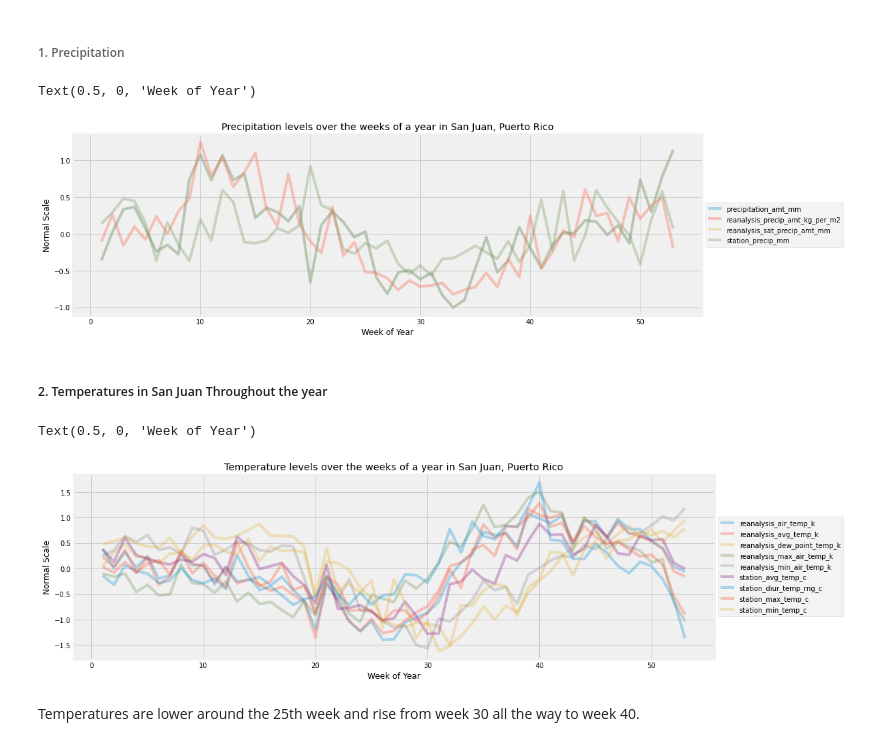
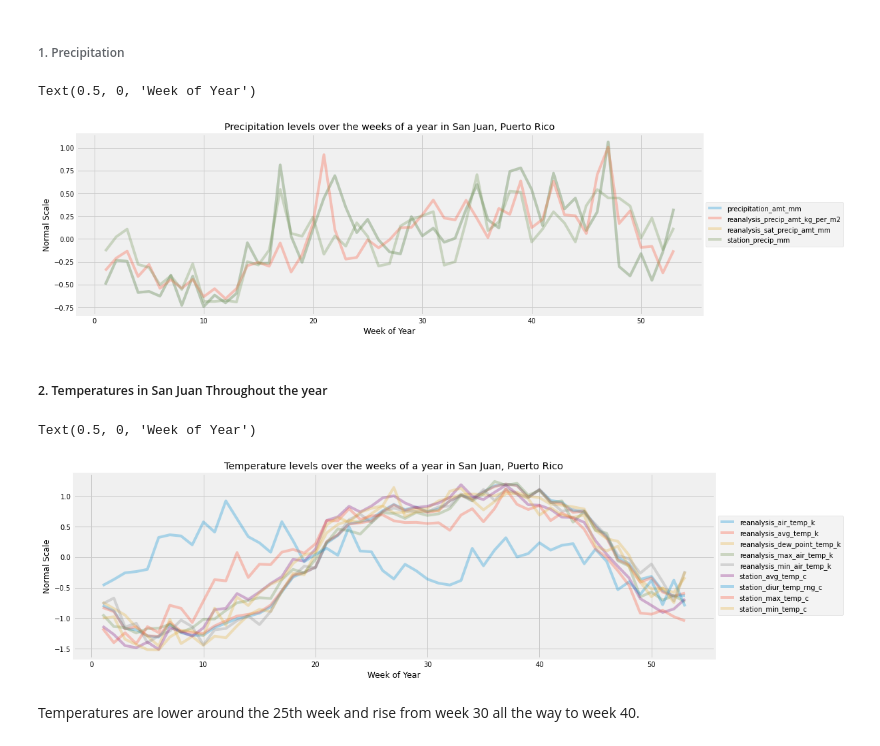
Before and after one commit to Mjcherono/Predicting-Disease-Spread, a Jupyter notebook: dengue.ipynb, the cells around one changed output. Cells and saved outputs as stored; diff of their text form; code cells hidden in the pictures.

```diff
--- a/dengue.ipynb
+++ b/dengue.ipynb
@@ -683,7 +683,7 @@ Since weather conditions are best described during time of the year, We will plo
 ###### 1. Precipitation
 # %%
 #selecting columns
-precipitation_sj = scaled_iq.iloc[:,[0,6,8,15,16]]
+precipitation_sj = scaled_sj.iloc[:,[0,6,8,15,16]]
 
 plt.subplots(figsize=(15, 5))
 
@@ -695,24 +695,24 @@ plt.ylabel('Normal Scale')
 plt.xlabel('Week of Year')
 # %% [output]
 Text(0.5, 0, 'Week of Year')
-[figure, old version]
+[figure, new version]
 # %% [markdown]
 ##### 2. Temperatures in San Juan Throughout the year
 # %%
 #selecting columns
-temp_sj = scaled_iq.iloc[:,[1,2,3,4,5,11,12,13,14,16]]
+temp_sj = scaled_sj.iloc[:,[1,2,3,4,5,11,12,13,14,16]]
 
 plt.subplots(figsize=(15, 5))
 
 for i in (temp_sj.columns[0:9]):
   temp_sj.groupby('weekofyear')[i].mean().plot(alpha=0.3)
 plt.legend(loc='center left', bbox_to_anchor=(1, 0.5))
 plt.title('Temperature levels over the weeks of a year in San Juan, Puerto Rico')
 plt.ylabel('Normal Scale')
 plt.xlabel('Week of Year')
 # %% [output]
 Text(0.5, 0, 'Week of Year')
-[figure, old version]
+[figure, new version]
 # %% [markdown]
 Temperatures are lower around the 25th week and rise from week 30 all the way to week 40.
 # %% [markdown]
```
Also changed, not shown: parts of 9 cells of this notebook.
